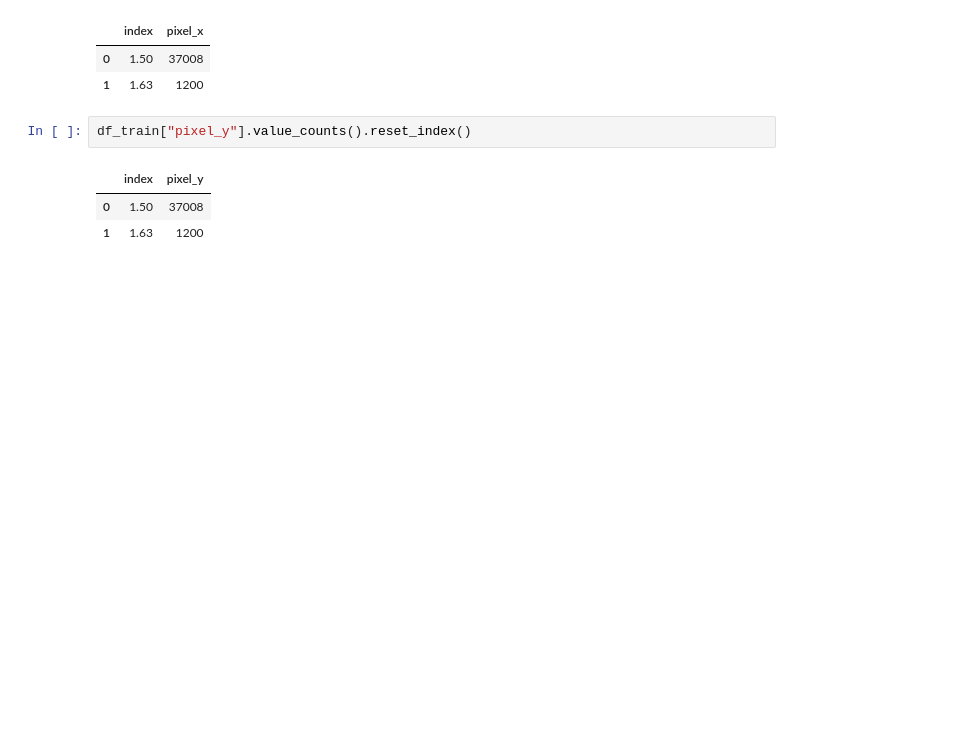
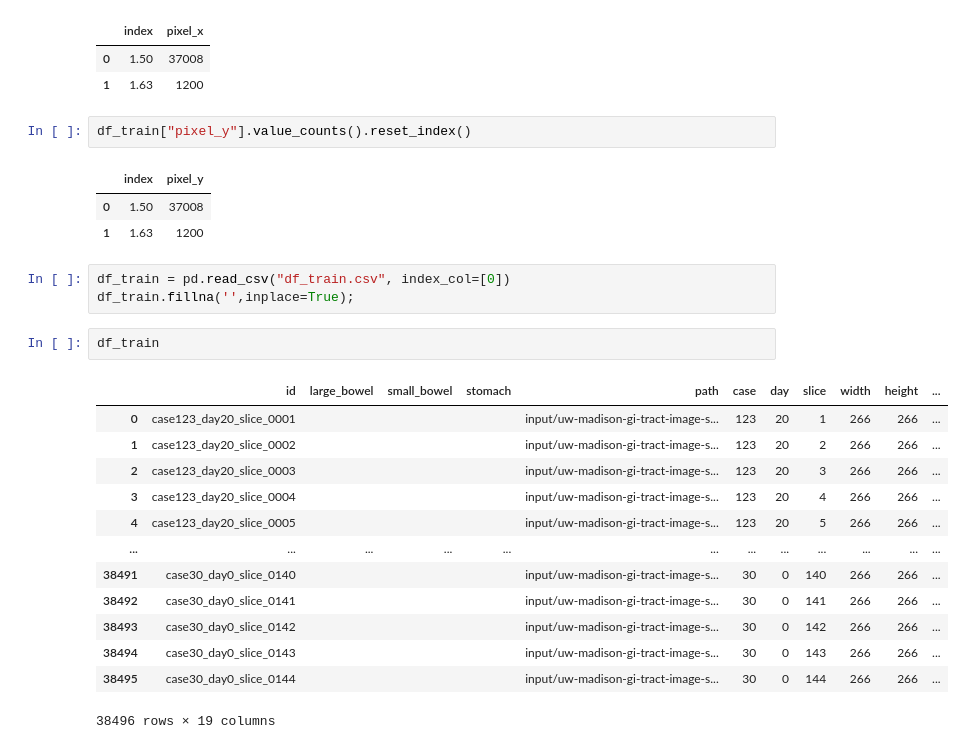
Before and after one commit to vitoleonardo/healthy-organ-tracker, a Jupyter notebook: HOT Data Exploration.ipynb, the cells around one changed output. Cells and saved outputs as stored; diff of their text form; blank space fills up the shorter version.

```diff
--- a/HOT Data Exploration.ipynb
+++ b/HOT Data Exploration.ipynb
@@ -185,4 +186,23 @@ df_train["pixel_y"].value_counts().reset_index()
 |  | index | pixel_y |
 | 0 | 1.50 | 37008 |
 | 1 | 1.63 | 1200 |
+# %%
+df_train = pd.read_csv("df_train.csv", index_col=[0])
+df_train.fillna('',inplace=True);
+# %%
+df_train
+# %% [output]
+|  | id | large_bowel | small_bowel | stomach | path | case | day | slice | width | height | ... |
+| 0 | case123_day20_slice_0001 |  |  |  | input/uw-madison-gi-tract-image-s... | 123 | 20 | 1 | 266 | 266 | ... |
+| 1 | case123_day20_slice_0002 |  |  |  | input/uw-madison-gi-tract-image-s... | 123 | 20 | 2 | 266 | 266 | ... |
+| 2 | case123_day20_slice_0003 |  |  |  | input/uw-madison-gi-tract-image-s... | 123 | 20 | 3 | 266 | 266 | ... |
+| 3 | case123_day20_slice_0004 |  |  |  | input/uw-madison-gi-tract-image-s... | 123 | 20 | 4 | 266 | 266 | ... |
+| 4 | case123_day20_slice_0005 |  |  |  | input/uw-madison-gi-tract-image-s... | 123 | 20 | 5 | 266 | 266 | ... |
+| ... | ... | ... | ... | ... | ... | ... | ... | ... | ... | ... | ... |
+| 38491 | case30_day0_slice_0140 |  |  |  | input/uw-madison-gi-tract-image-s... | 30 | 0 | 140 | 266 | 266 | ... |
+| 38492 | case30_day0_slice_0141 |  |  |  | input/uw-madison-gi-tract-image-s... | 30 | 0 | 141 | 266 | 266 | ... |
+| 38493 | case30_day0_slice_0142 |  |  |  | input/uw-madison-gi-tract-image-s... | 30 | 0 | 142 | 266 | 266 | ... |
+| 38494 | case30_day0_slice_0143 |  |  |  | input/uw-madison-gi-tract-image-s... | 30 | 0 | 143 | 266 | 266 | ... |
+| 38495 | case30_day0_slice_0144 |  |  |  | input/uw-madison-gi-tract-image-s... | 30 | 0 | 144 | 266 | 266 | ... |
+38496 rows × 19 columns
 # %%
```
Also changed, not shown: parts of 15 cells of this notebook, 2 other files.
